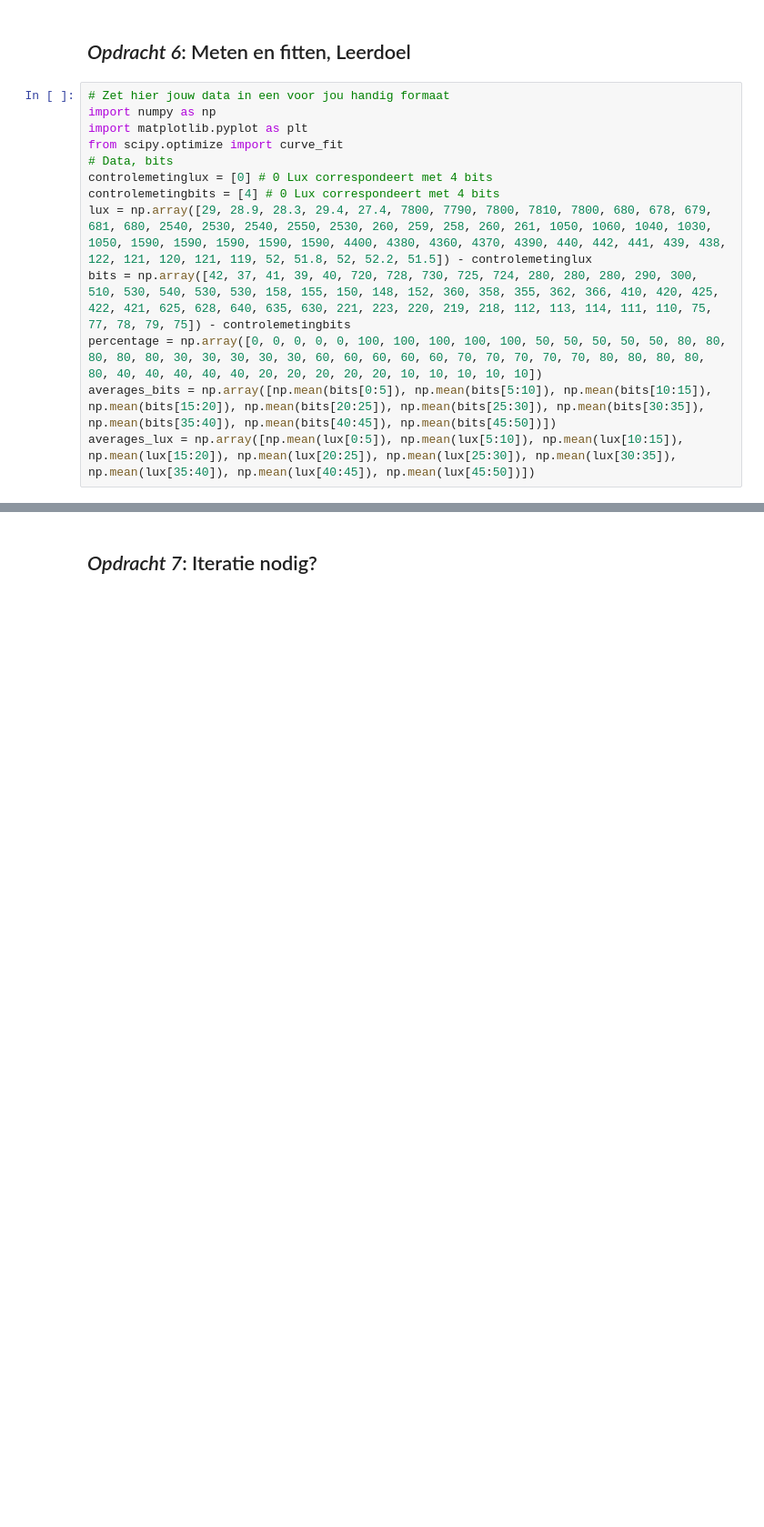
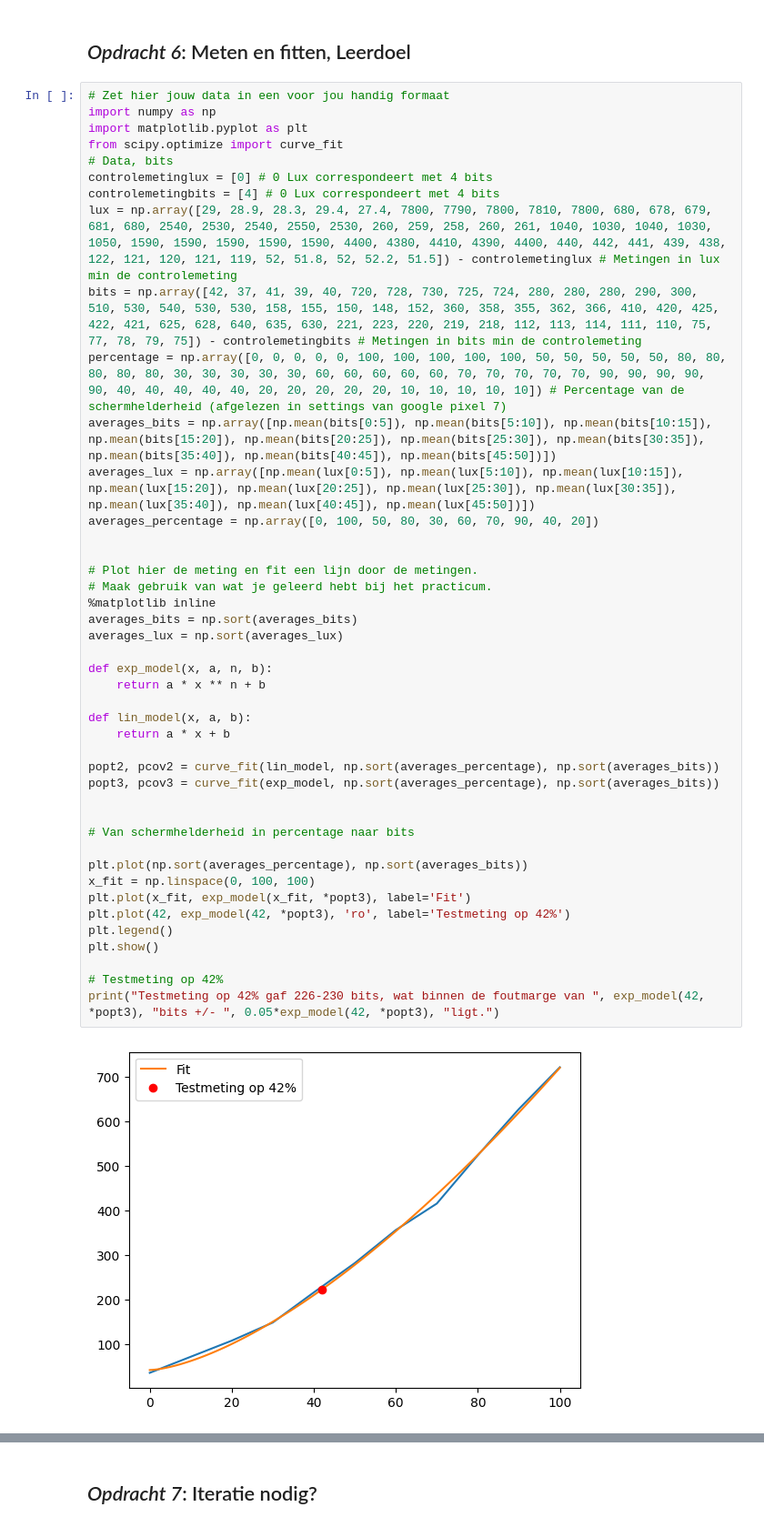
Before and after one commit to DavantePES/Def-D, a Jupyter notebook: FysiekeOntwerpopdrachten/1KalibreerEenSensorDigitaalAnaloog/DEFOntwerpopdracht1KalibreerEenSensorInvulTemplate.ipynb, the cells around one changed output, grey strips where cells are left out. Shown at 91% size. Cells and saved outputs as stored; diff of their text form; blank space fills up the shorter version.

```diff
--- a/FysiekeOntwerpopdrachten/1KalibreerEenSensorDigitaalAnaloog/DEFOntwerpopdracht1KalibreerEenSensorInvulTemplate.ipynb
+++ b/FysiekeOntwerpopdrachten/1KalibreerEenSensorDigitaalAnaloog/DEFOntwerpopdracht1KalibreerEenSensorInvulTemplate.ipynb
@@ -69,13 +72,45 @@ Licht kort toe wat er in de foto te zien is.
 # %%
 # Zet hier jouw data in een voor jou handig formaat
 import numpy as np
 import matplotlib.pyplot as plt
 from scipy.optimize import curve_fit
 # Data, bits
 controlemetinglux = [0] # 0 Lux correspondeert met 4 bits
 controlemetingbits = [4] # 0 Lux correspondeert met 4 bits
-lux = np.array([29, 28.9, 28.3, 29.4, 27.4, 7800, 7790, 7800, 7810, 7800, 680, 678, 679, 681, 680, 2540, 2530, 2540, 2550, 2530, 260, 259, 258, 260, 261, 1050, 1060, 1040, 1030, 1050, 1590, 1590, 1590, 1590, 1590, 4400, 4380, 4360, 4370, 4390, 440, 442, 441, 439, 438, 122, 121, 120, 121, 119, 52, 51.8, 52, 52.2, 51.5]) - controlemetinglux
-bits = np.array([42, 37, 41, 39, 40, 720, 728, 730, 725, 724, 280, 280, 280, 290, 300, 510, 530, 540, 530, 530, 158, 155, 150, 148, 152, 360, 358, 355, 362, 366, 410, 420, 425, 422, 421, 625, 628, 640, 635, 630, 221, 223, 220, 219, 218, 112, 113, 114, 111, 110, 75, 77, 78, 79, 75]) - controlemetingbits
-percentage = np.array([0, 0, 0, 0, 0, 100, 100, 100, 100, 100, 50, 50, 50, 50, 50, 80, 80, 80, 80, 80, 30, 30, 30, 30, 30, 60, 60, 60, 60, 60, 70, 70, 70, 70, 70, 80, 80, 80, 80, 80, 40, 40, 40, 40, 40, 20, 20, 20, 20, 20, 10, 10, 10, 10, 10])
+lux = np.array([29, 28.9, 28.3, 29.4, 27.4, 7800, 7790, 7800, 7810, 7800, 680, 678, 679, 681, 680, 2540, 2530, 2540, 2550, 2530, 260, 259, 258, 260, 261, 1040, 1030, 1040, 1030, 1050, 1590, 1590, 1590, 1590, 1590, 4400, 4380, 4410, 4390, 4400, 440, 442, 441, 439, 438, 122, 121, 120, 121, 119, 52, 51.8, 52, 52.2, 51.5]) - controlemetinglux # Metingen in lux min de controlemeting
+bits = np.array([42, 37, 41, 39, 40, 720, 728, 730, 725, 724, 280, 280, 280, 290, 300, 510, 530, 540, 530, 530, 158, 155, 150, 148, 152, 360, 358, 355, 362, 366, 410, 420, 425, 422, 421, 625, 628, 640, 635, 630, 221, 223, 220, 219, 218, 112, 113, 114, 111, 110, 75, 77, 78, 79, 75]) - controlemetingbits # Metingen in bits min de controlemeting
+percentage = np.array([0, 0, 0, 0, 0, 100, 100, 100, 100, 100, 50, 50, 50, 50, 50, 80, 80, 80, 80, 80, 30, 30, 30, 30, 30, 60, 60, 60, 60, 60, 70, 70, 70, 70, 70, 90, 90, 90, 90, 90, 40, 40, 40, 40, 40, 20, 20, 20, 20, 20, 10, 10, 10, 10, 10]) # Percentage van de schermhelderheid (afgelezen in settings van google pixel 7)
 averages_bits = np.array([np.mean(bits[0:5]), np.mean(bits[5:10]), np.mean(bits[10:15]), np.mean(bits[15:20]), np.mean(bits[20:25]), np.mean(bits[25:30]), np.mean(bits[30:35]), np.mean(bits[35:40]), np.mean(bits[40:45]), np.mean(bits[45:50])])
 averages_lux = np.array([np.mean(lux[0:5]), np.mean(lux[5:10]), np.mean(lux[10:15]), np.mean(lux[15:20]), np.mean(lux[20:25]), np.mean(lux[25:30]), np.mean(lux[30:35]), np.mean(lux[35:40]), np.mean(lux[40:45]), np.mean(lux[45:50])])
+averages_percentage = np.array([0, 100, 50, 80, 30, 60, 70, 90, 40, 20])
+
+
+# Plot hier de meting en fit een lijn door de metingen.
+# Maak gebruik van wat je geleerd hebt bij het practicum.
+%matplotlib inline
+averages_bits = np.sort(averages_bits)
+averages_lux = np.sort(averages_lux)
+
+def exp_model(x, a, n, b):
+    return a * x ** n + b
+
+def lin_model(x, a, b):
+    return a * x + b
+
+popt2, pcov2 = curve_fit(lin_model, np.sort(averages_percentage), np.sort(averages_bits))
+popt3, pcov3 = curve_fit(exp_model, np.sort(averages_percentage), np.sort(averages_bits))
+
+
+# Van schermhelderheid in percentage naar bits
+
+plt.plot(np.sort(averages_percentage), np.sort(averages_bits))
+x_fit = np.linspace(0, 100, 100)
+plt.plot(x_fit, exp_model(x_fit, *popt3), label='Fit')
+plt.plot(42, exp_model(42, *popt3), 'ro', label='Testmeting op 42%')
+plt.legend()
+plt.show()
+
+# Testmeting op 42%
+print("Testmeting op 42% gaf 226-230 bits, wat binnen de foutmarge van ", exp_model(42, *popt3), "bits +/- ", 0.05*exp_model(42, *popt3), "ligt.")
+# %% [output]
+[figure, added]
```
Also changed, not shown: parts of 11 cells of this notebook, 3 other files.
